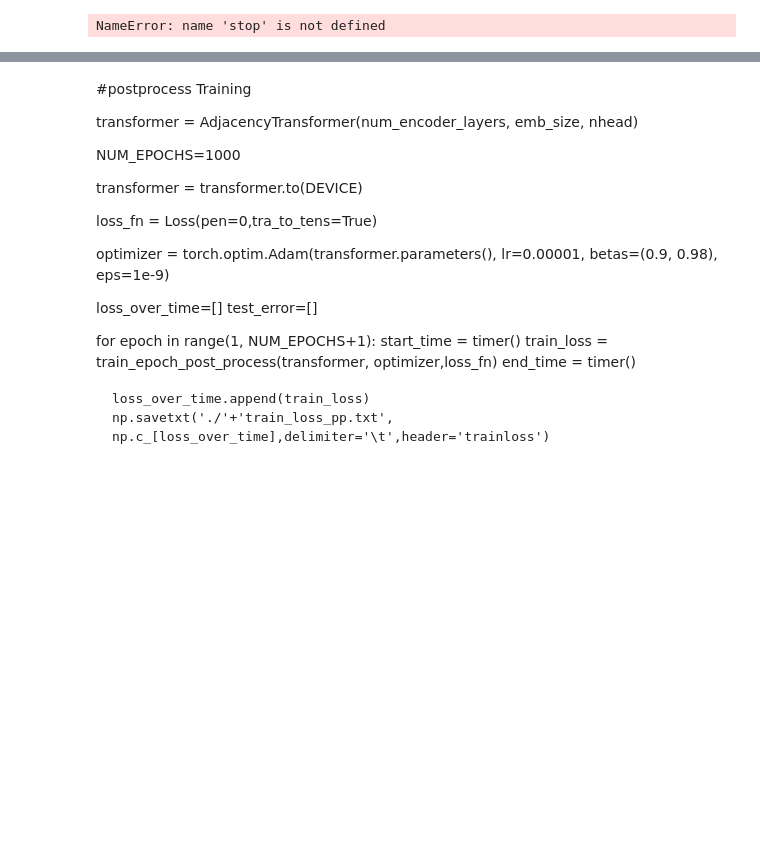
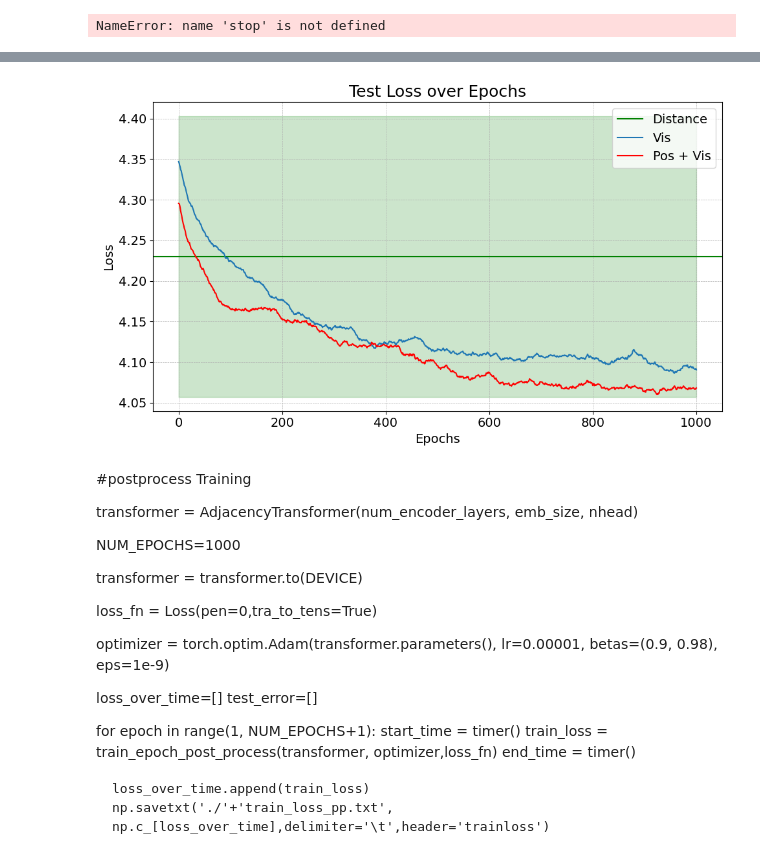
Before and after one commit to mosturm/IWR_CellTrack, a Jupyter notebook: CAT.ipynb, the cells around one changed output, grey strips where cells are left out. Cells and saved outputs as stored; diff of their text form; code cells hidden in the pictures; blank space fills up the shorter version.

```diff
--- a/CAT.ipynb
+++ b/CAT.ipynb
@@ -1329,3 +1343,48 @@ print(stop)
+# %%
+# Load the data
+loss_over_time = np.loadtxt('./train_loss_new_emb_full.txt', skiprows=1, delimiter='\t', usecols=(0), unpack=True)
+test_error = np.loadtxt('./test_loss_new_emb_full.txt', skiprows=1, delimiter='\t', usecols=(0), unpack=True)
+dist_error = np.loadtxt('./train_loss_distance_only.txt', skiprows=1, delimiter='\t', usecols=(0), unpack=True)
+
+# Compute the running mean for the first two datasets
+N = 500
+loss_over_time_mean = np.convolve(loss_over_time, np.ones(N)/N, mode='valid')
+test_error_mean = np.convolve(test_error, np.ones(N)/N, mode='valid')
+
+# Compute the mean and standard deviation for the dist_error
+dist_error_mean = np.mean(dist_error)
+dist_error_std = np.std(dist_error)
+plt.rcParams['font.size'] = 14
+plt.rcParams['axes.labelsize'] = 16
+plt.rcParams['axes.titlesize'] = 18
+plt.rcParams['xtick.labelsize'] = 14
+plt.rcParams['ytick.labelsize'] = 14
+plt.rcParams['legend.fontsize'] = 14
+# Create the plot
+plt.figure(figsize=(10,6)) # Set the figure size
+
+
+# Plot the dist_error as a straight line with mean value
+plt.axhline(dist_error_mean, color='green', linestyle='-', label='Distance')
+# Shade the region between [mean - std, mean + std] to show uncertainty
+plt.fill_between(range(len(test_error_mean)), dist_error_mean - dist_error_std, dist_error_mean + dist_error_std, color='green', alpha=0.2)
+
+
+plt.plot(test_error_mean, label='Vis')
+plt.plot(loss_over_time_mean, c='red', label='Pos + Vis')
+
+
+
+plt.title('Test Loss over Epochs')
+plt.xlabel('Epochs')  # Add x-axis label
+plt.ylabel('Loss')    # Add y-axis label
+plt.legend()
+plt.grid(True, which='both', linestyle='--', linewidth=0.5)  # Add a grid for better readability
+plt.tight_layout()   # Ensure all elements fit well
+plt.savefig('test_loss_over_epochs.png', dpi=300)
+plt.show()
+# %% [output]
+[figure, added]
 # %%
 a=np.linspace(0.01,1,num=1)
 #a=[0.1]
```
Also changed, not shown: parts of 8 cells of this notebook, 2 other files.
